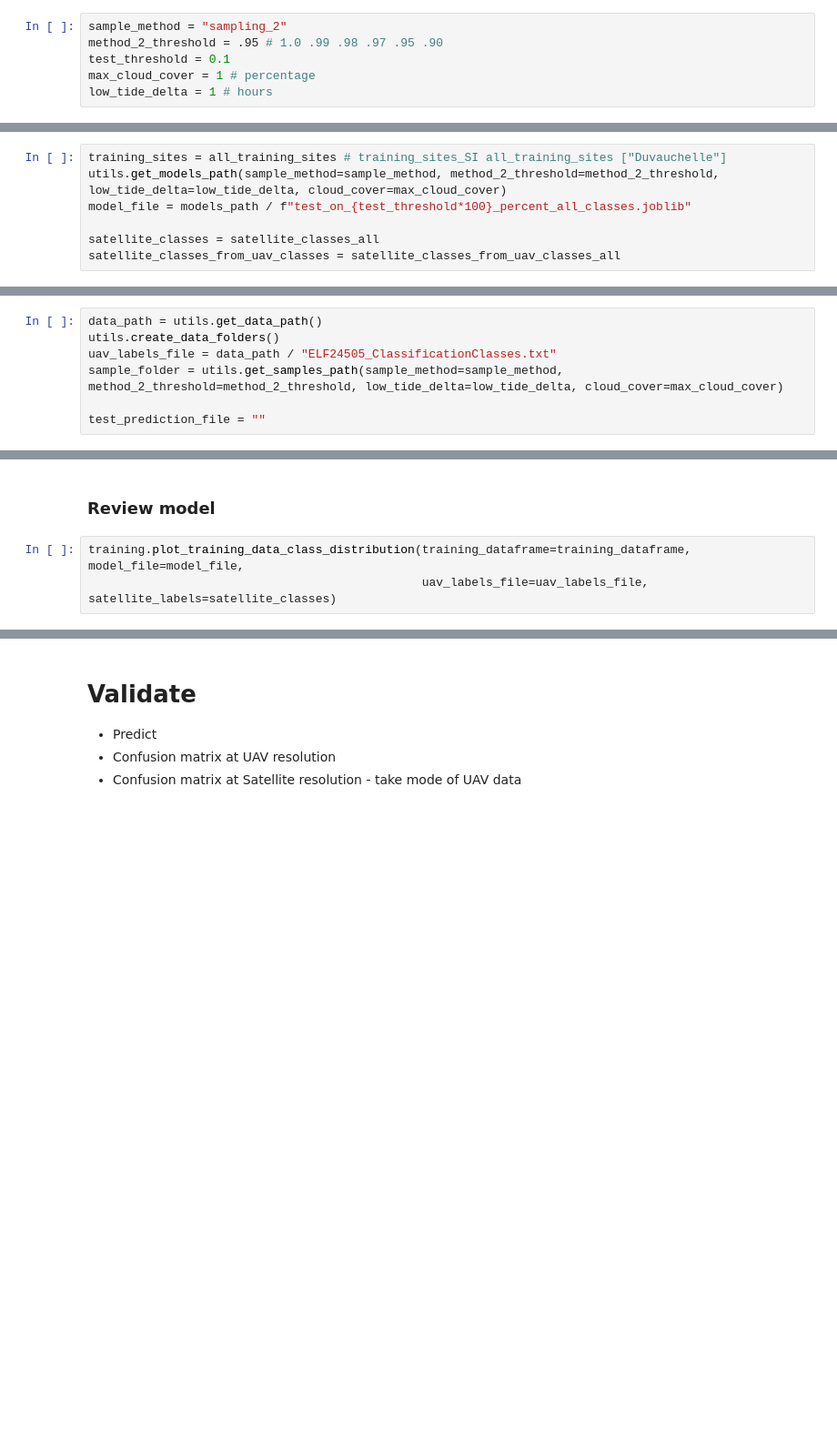
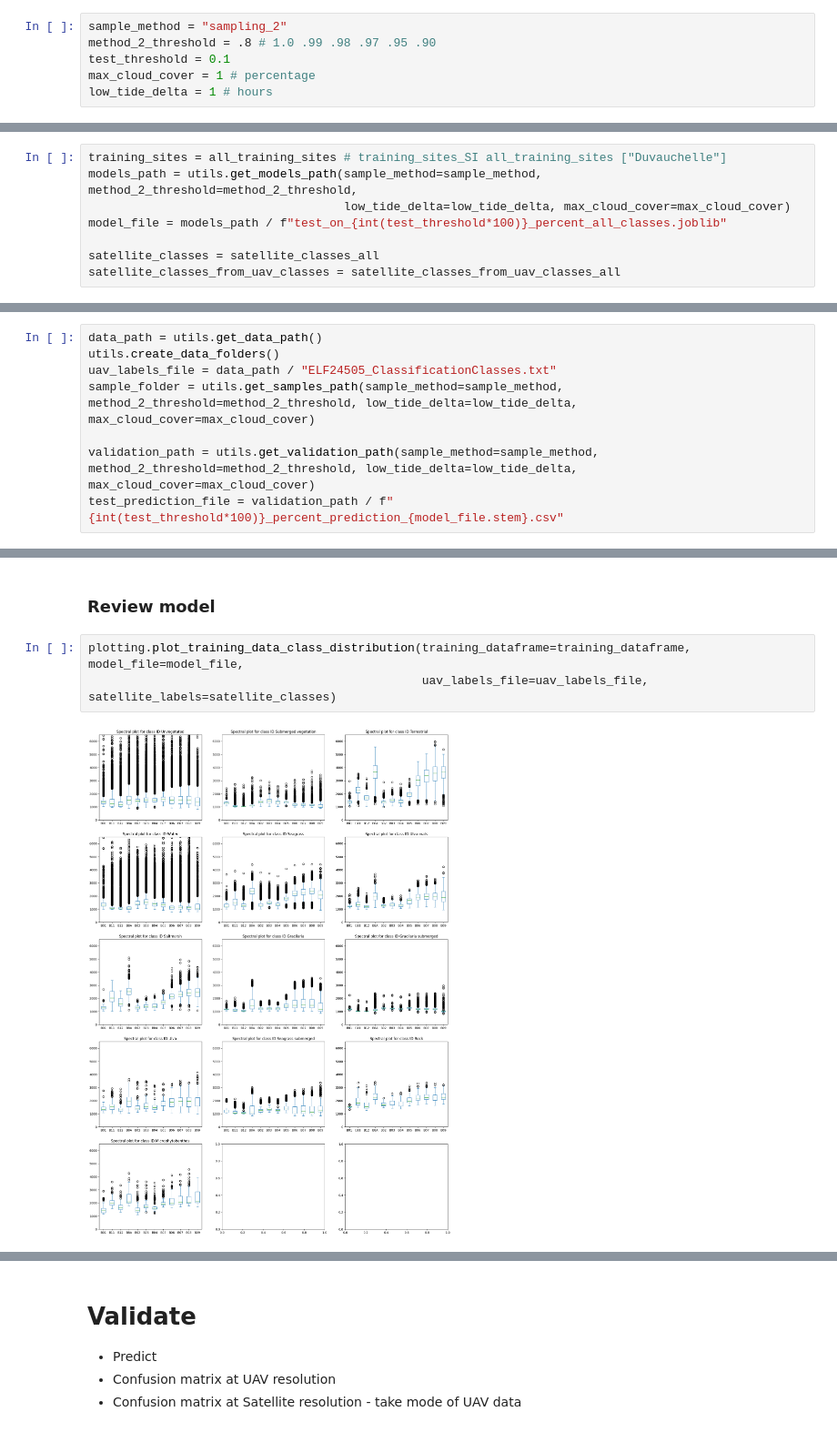
Before and after one commit to niwa/seagrass-detection, a Jupyter notebook: notebooks/train_and_validate_percent_holdout.ipynb, the cells around one changed output, grey strips where cells are left out. Shown at 91% size. Drawn from its saved outputs; the diff is of its cells as text; blank space fills up the shorter version.

```diff
--- a/notebooks/train_and_validate_percent_holdout.ipynb
+++ b/notebooks/train_and_validate_percent_holdout.ipynb
@@ -27,7 +28,7 @@ import sampling
 # Values to edit
 # %%
 sample_method = "sampling_2"
-method_2_threshold = .95 # 1.0 .99 .98 .97 .95 .90
+method_2_threshold = .8 # 1.0 .99 .98 .97 .95 .90
 test_threshold = 0.1
 max_cloud_cover = 1 # percentage
 low_tide_delta = 1 # hours
@@ -138,8 +175,9 @@ training_sites_SI = ["CatlinsLake", "CatlinsRiverMouth", "Childrens", "Duvauchel
 ### Make sure you change the `model_file` name when experimenting
 # %%
 training_sites = all_training_sites # training_sites_SI all_training_sites ["Duvauchelle"]
-utils.get_models_path(sample_method=sample_method, method_2_threshold=method_2_threshold, low_tide_delta=low_tide_delta, cloud_cover=max_cloud_cover)
-model_file = models_path / f"test_on_{test_threshold*100}_percent_all_classes.joblib"
+models_path = utils.get_models_path(sample_method=sample_method, method_2_threshold=method_2_threshold,
+                                    low_tide_delta=low_tide_delta, max_cloud_cover=max_cloud_cover)
+model_file = models_path / f"test_on_{int(test_threshold*100)}_percent_all_classes.joblib"
 
 satellite_classes = satellite_classes_all
 satellite_classes_from_uav_classes = satellite_classes_from_uav_classes_all
@@ -168,9 +211,10 @@ display(client)
 data_path = utils.get_data_path()
 utils.create_data_folders()
 uav_labels_file = data_path / "ELF24505_ClassificationClasses.txt"
-sample_folder = utils.get_samples_path(sample_method=sample_method, method_2_threshold=method_2_threshold, low_tide_delta=low_tide_delta, cloud_cover=max_cloud_cover)
+sample_folder = utils.get_samples_path(sample_method=sample_method, method_2_threshold=method_2_threshold, low_tide_delta=low_tide_delta, max_cloud_cover=max_cloud_cover)
 
-test_prediction_file = ""
+validation_path = utils.get_validation_path(sample_method=sample_method, method_2_threshold=method_2_threshold, low_tide_delta=low_tide_delta, max_cloud_cover=max_cloud_cover)
+test_prediction_file = validation_path / f"{int(test_threshold*100)}_percent_prediction_{model_file.stem}.csv"
 # %% [markdown]
 ### Train and save model
 # %%
@@ -222,5 +286,7 @@ training_data_summary
 # %% [markdown]
 ### Review model
 # %%
-training.plot_training_data_class_distribution(training_dataframe=training_dataframe, model_file=model_file,
+plotting.plot_training_data_class_distribution(training_dataframe=training_dataframe, model_file=model_file,
                                                uav_labels_file=uav_labels_file, satellite_labels=satellite_classes)
+# %% [output]
+[figure, added]
```
Also changed, not shown: parts of 9 cells of this notebook, 7 other files.
